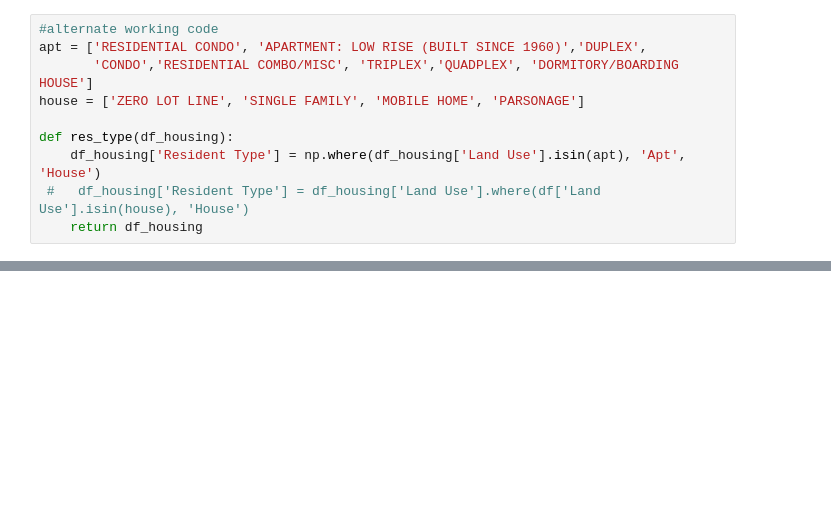
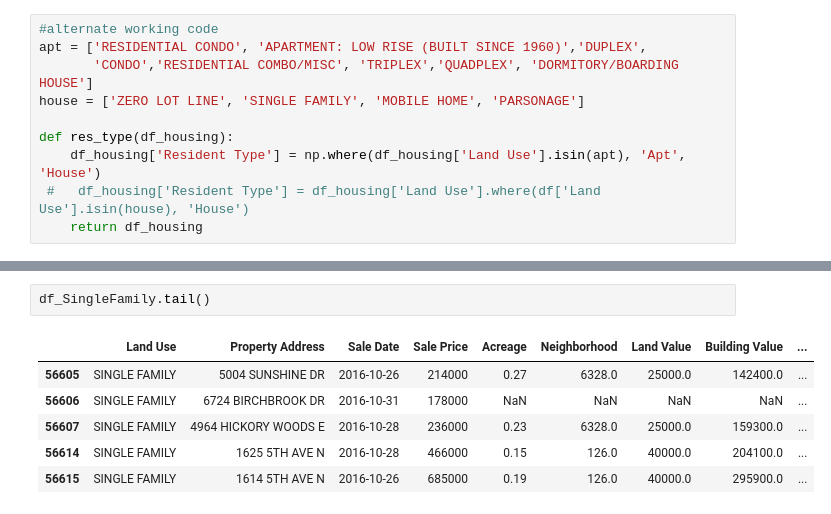
Before and after one commit to TOyefule/DataAnalysisBootcamp, a Jupyter notebook: NashvilleRealEstate_priesterkc.ipynb, the cells around one changed output, grey strips where cells are left out. Saved outputs shown, nothing was run; the diff lists cells and outputs as text; blank space fills up the shorter version.

```diff
--- a/NashvilleRealEstate_priesterkc.ipynb
+++ b/NashvilleRealEstate_priesterkc.ipynb
@@ -183,0 +170,9 @@ Name: Resident Type, dtype: object
+# %%
+df_SingleFamily.tail()
+# %% [output]
+|  | Land Use | Property Address | Sale Date | Sale Price | Acreage | Neighborhood | Land Value | Building Value | ... |
+| 56605 | SINGLE FAMILY | 5004 SUNSHINE DR | 2016-10-26 | 214000 | 0.27 | 6328.0 | 25000.0 | 142400.0 | ... |
+| 56606 | SINGLE FAMILY | 6724 BIRCHBROOK DR | 2016-10-31 | 178000 | NaN | NaN | NaN | NaN | ... |
+| 56607 | SINGLE FAMILY | 4964 HICKORY WOODS E | 2016-10-28 | 236000 | 0.23 | 6328.0 | 25000.0 | 159300.0 | ... |
+| 56614 | SINGLE FAMILY | 1625 5TH AVE N | 2016-10-28 | 466000 | 0.15 | 126.0 | 40000.0 | 204100.0 | ... |
+| 56615 | SINGLE FAMILY | 1614 5TH AVE N | 2016-10-26 | 685000 | 0.19 | 126.0 | 40000.0 | 295900.0 | ... |
```
Also changed, not shown: parts of 23 cells of this notebook.
